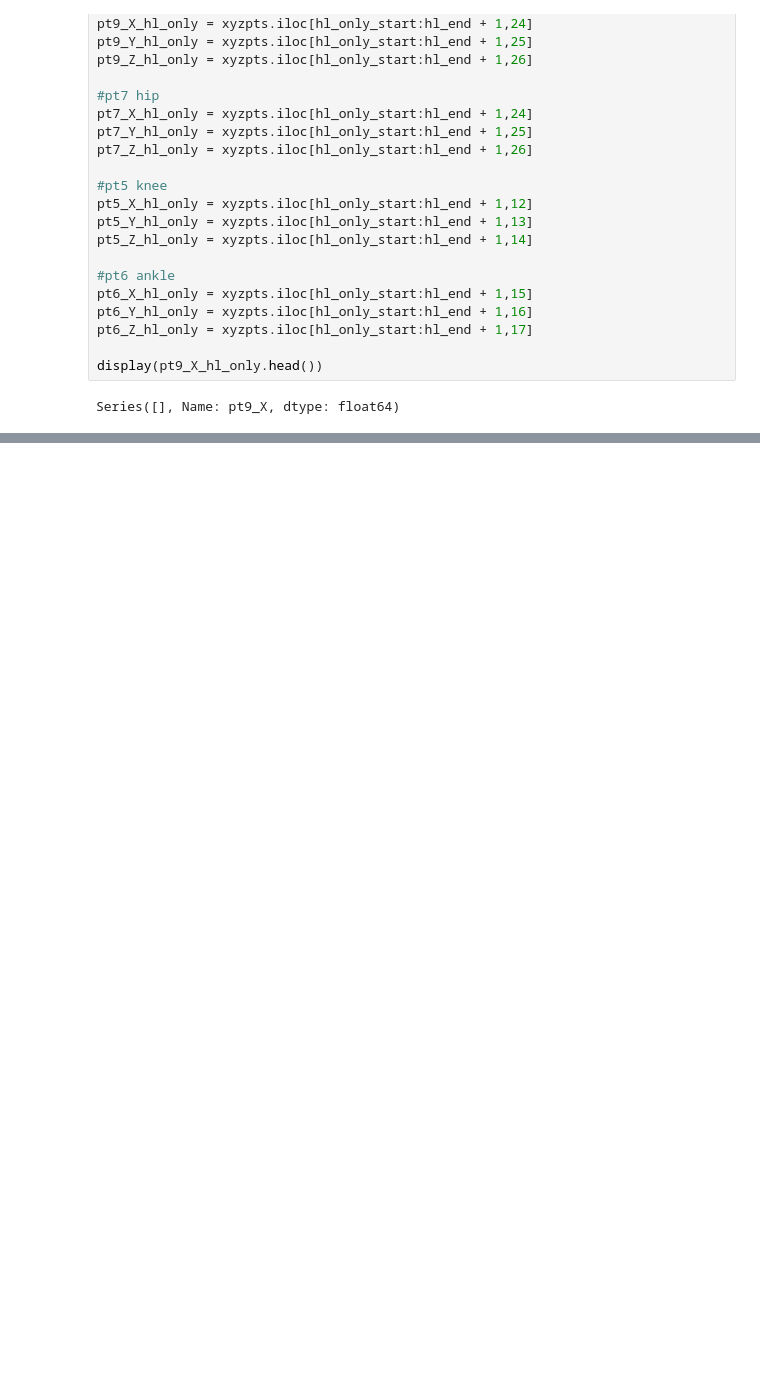
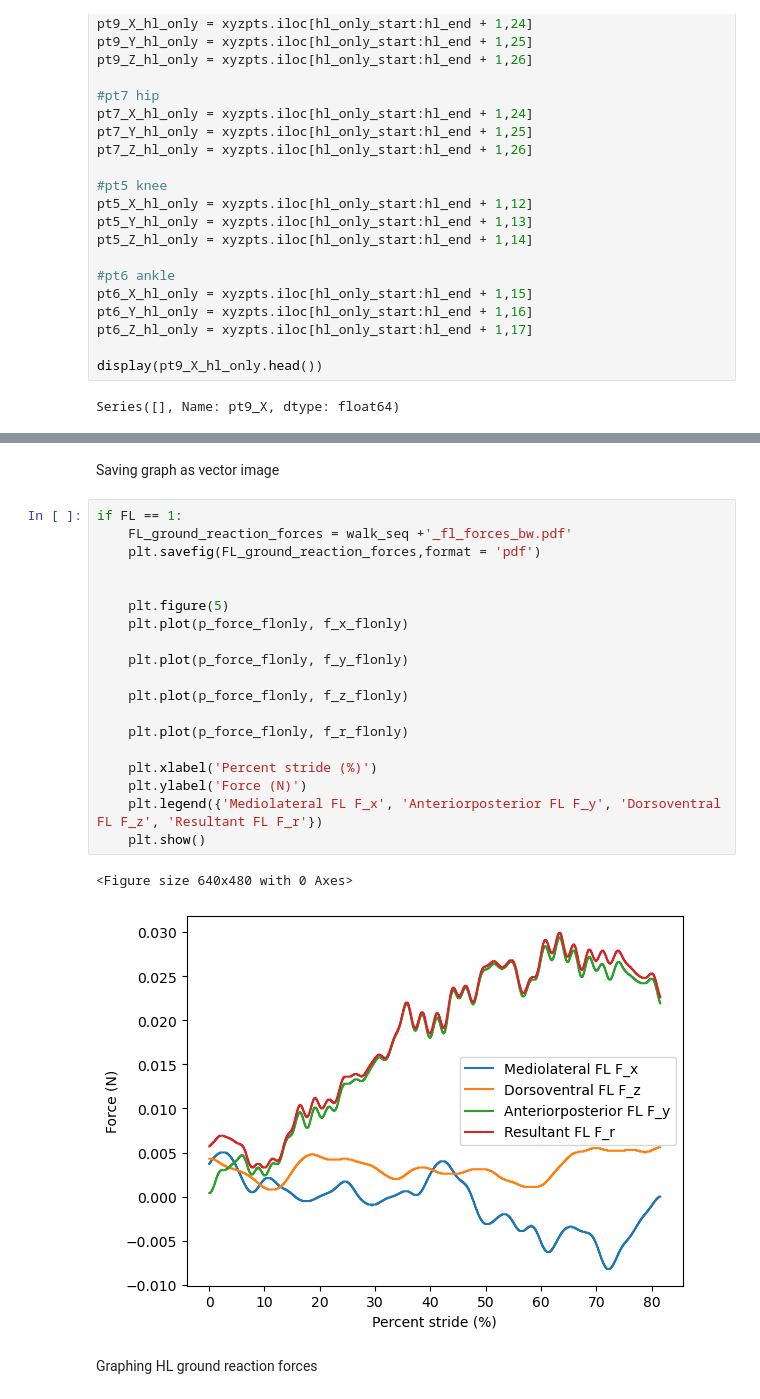
Before and after one commit to jfabiandub/walking_frog_force, a Jupyter notebook: walking_frog_force_script.ipynb, the cells around one changed output, grey strips where cells are left out. Cells and saved outputs as stored; diff of their text form; blank space fills up the shorter version.

```diff
--- a/walking_frog_force_script.ipynb
+++ b/walking_frog_force_script.ipynb
@@ -2487,0 +2515,26 @@ Name: Fx_SS, Length: 5641, dtype: float64
+# %% [markdown]
+Saving graph as vector image
+# %%
+if FL == 1:
+    FL_ground_reaction_forces = walk_seq +'_fl_forces_bw.pdf'
+    plt.savefig(FL_ground_reaction_forces,format = 'pdf')
+
+
+    plt.figure(5)
+    plt.plot(p_force_flonly, f_x_flonly)
+
+    plt.plot(p_force_flonly, f_y_flonly)
+
+    plt.plot(p_force_flonly, f_z_flonly)
+
+    plt.plot(p_force_flonly, f_r_flonly)
+
+    plt.xlabel('Percent stride (%)')
+    plt.ylabel('Force (N)')
+    plt.legend({'Mediolateral FL F_x', 'Anteriorposterior FL F_y', 'Dorsoventral FL F_z', 'Resultant FL F_r'})
+    plt.show()
+# %% [output]
+<Figure size 640x480 with 0 Axes>
+[figure, added]
+# %% [markdown]
+Graphing HL ground reaction forces
```
Also changed, not shown: parts of 11 cells of this notebook, 1 other file.
